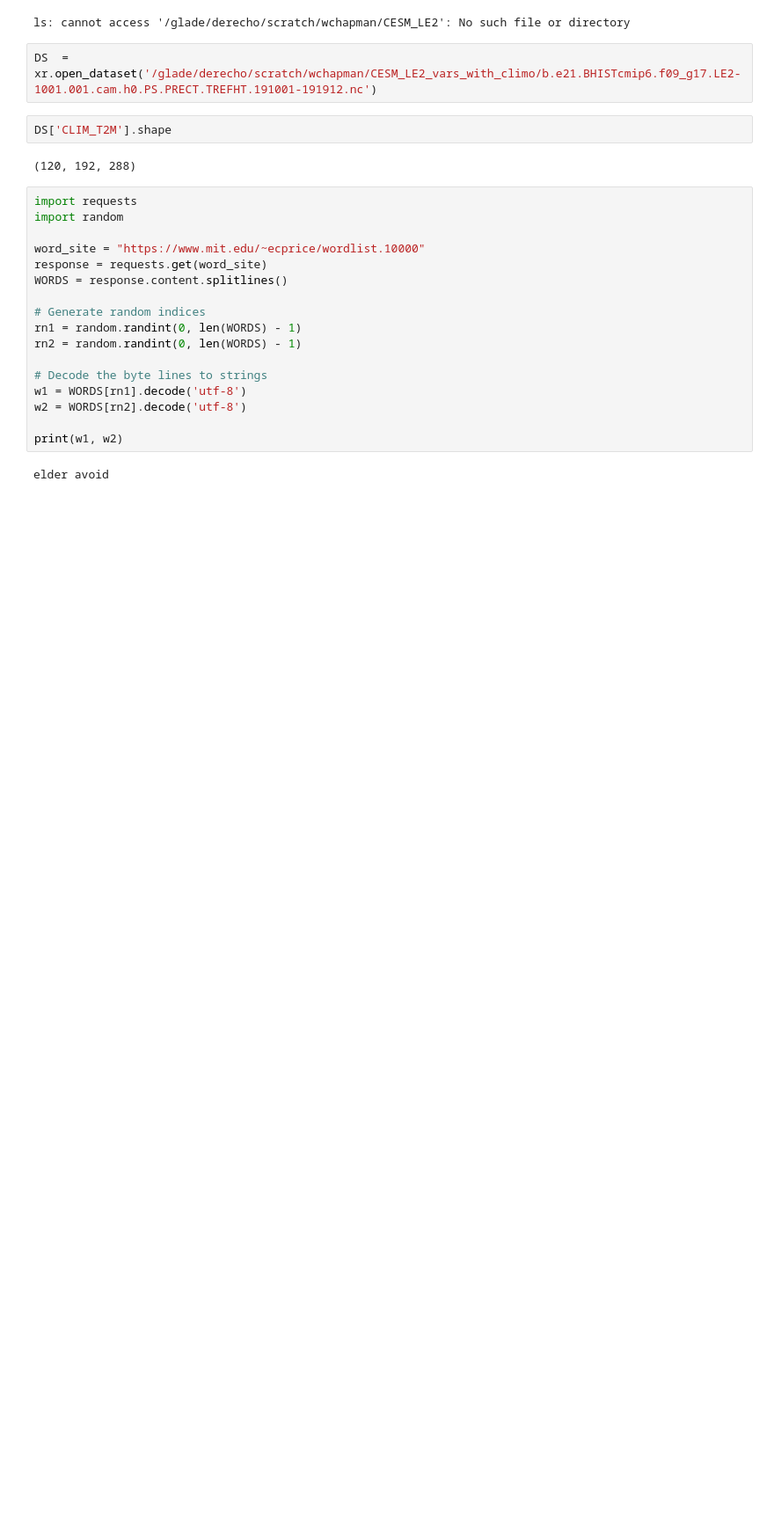
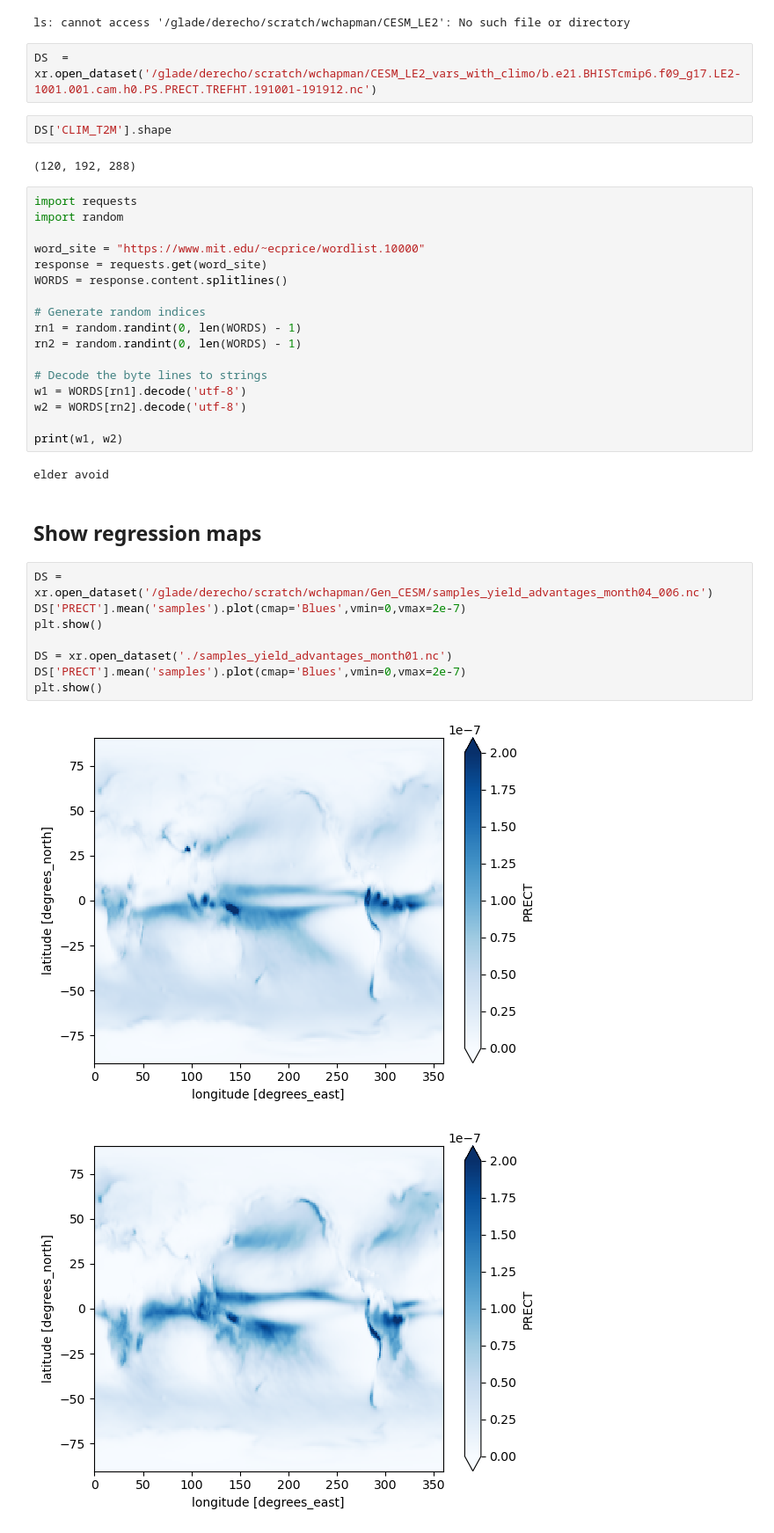
Before and after one commit to WillyChap/denoising-diffusion-pytorch, a Jupyter notebook: Gather_CESM_Data.ipynb, the cells around one changed output. Shown: that part at 88% size. Cells and saved outputs as stored; diff of their text form; blank space fills up the shorter version.

```diff
--- a/Gather_CESM_Data.ipynb
+++ b/Gather_CESM_Data.ipynb
@@ -668,3 +660,16 @@ w2 = WORDS[rn2].decode('utf-8')
 print(w1, w2)
 # %% [output]
 elder avoid
+# %% [markdown]
+## Show regression maps
+# %%
+DS = xr.open_dataset('/glade/derecho/scratch/wchapman/Gen_CESM/samples_yield_advantages_month04_006.nc')
+DS['PRECT'].mean('samples').plot(cmap='Blues',vmin=0,vmax=2e-7)
+plt.show()
+
+DS = xr.open_dataset('./samples_yield_advantages_month01.nc')
+DS['PRECT'].mean('samples').plot(cmap='Blues',vmin=0,vmax=2e-7)
+plt.show()
+# %% [output]
+[figure, added]
+[figure, added]
```
Also changed, not shown: parts of 4 cells of this notebook, 5 other files.
